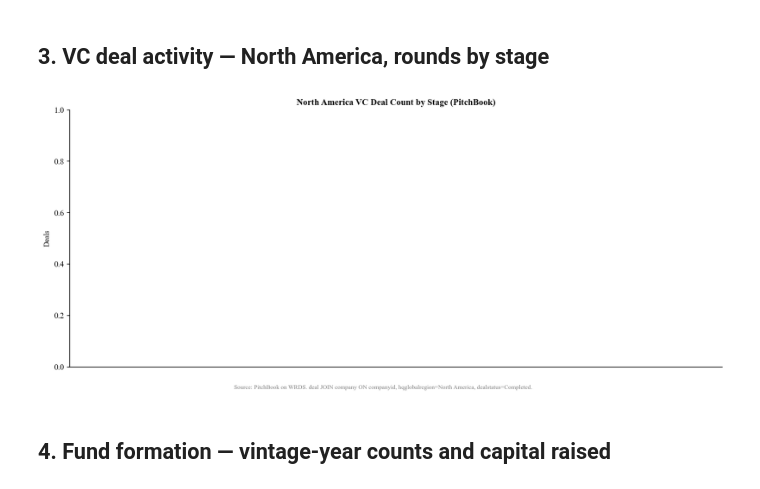
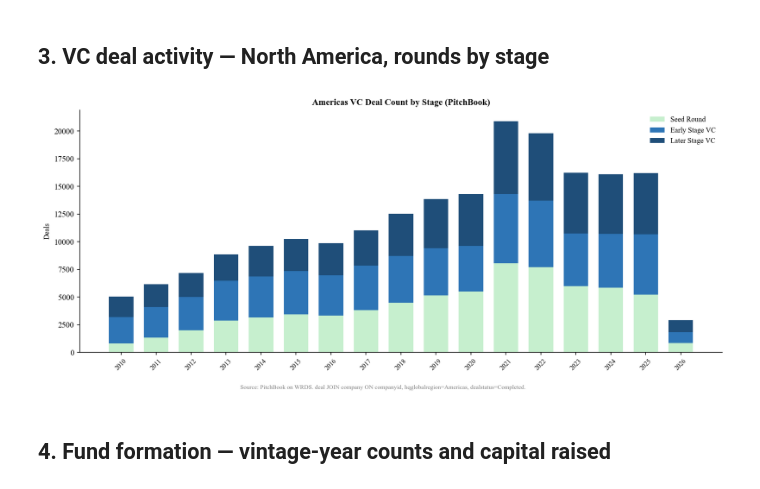
Before and after one commit to edwinhu/claude-plugins, a Jupyter notebook: skills/wrds/examples/pitchbook_eda.ipynb, the cells around one changed output. Saved outputs shown, nothing was run; the diff lists cells and outputs as text; code cells hidden in the pictures.

```diff
--- a/skills/wrds/examples/pitchbook_eda.ipynb
+++ b/skills/wrds/examples/pitchbook_eda.ipynb
@@ -185,40 +185,40 @@ cur.execute("""
     JOIN pitchbk_companies_deals.company c ON d.companyid = c.companyid
     WHERE d.dealclass = 'Venture Capital'
       AND d.dealstatus = 'Completed'
-      AND c.hqglobalregion = 'North America'
+      AND c.hqglobalregion = 'Americas'
       AND d.dealdate BETWEEN %(start)s AND %(end)s
     GROUP BY deal_year, d.dealtype
     ORDER BY deal_year, deal_count DESC
 """, {'start': '2010-01-01', 'end': '2026-12-31'})
 vc_df = pd.DataFrame(cur.fetchall(), columns=['year', 'dealtype', 'count'])
 vc_df['year'] = vc_df['year'].astype(int)
 
 vc_types = ['Seed Round', 'Early Stage VC', 'Later Stage VC']
 vc_focus = vc_df[vc_df['dealtype'].isin(vc_types)]
 vc_pivot = vc_focus.groupby(['year', 'dealtype'])['count'].sum().unstack(fill_value=0)
 vc_years = [int(y) for y in vc_pivot.index]
 
 COLORS_VC = {'Seed Round': '#c6efce', 'Early Stage VC': '#2e75b6', 'Later Stage VC': '#1f4e79'}
 fig, ax = plt.subplots(figsize=(12, 5))
 bottom = np.zeros(len(vc_pivot))
 for col in vc_types:
     if col in vc_pivot.columns:
         ax.bar(vc_years, vc_pivot[col].values, bottom=bottom,
                color=COLORS_VC[col], label=col, width=0.7)
         bottom = bottom + vc_pivot[col].values.astype(float)
-ax.set_title('North America VC Deal Count by Stage (PitchBook)', fontsize=11, fontweight='bold')
+ax.set_title('Americas VC Deal Count by Stage (PitchBook)', fontsize=11, fontweight='bold')
 ax.set_ylabel('Deals', fontsize=9)
 ax.legend(fontsize=9, frameon=False)
 ax.set_xticks(vc_years)
 ax.set_xticklabels(vc_years, rotation=45, fontsize=8)
 fig.text(0.5, -0.03,
-         'Source: PitchBook on WRDS. deal JOIN company ON companyid, hqglobalregion=North America, dealstatus=Completed.',
+         'Source: PitchBook on WRDS. deal JOIN company ON companyid, hqglobalregion=Americas, dealstatus=Completed.',
          ha='center', fontsize=7.5, color='gray')
 plt.tight_layout()
 fig.savefig('/Users/vwh7mb/areas/secreg/output/regd-plots/pb_vc_rounds_na.png', dpi=300, bbox_inches='tight')
 plt.show()
 # %% [output]
-[figure, old version]
+[figure, new version]
 # %% [markdown]
 ## 4. Fund formation — vintage-year counts and capital raised
 # %%
```
Also changed, not shown: parts of 1 cell of this notebook, 1 other file.
